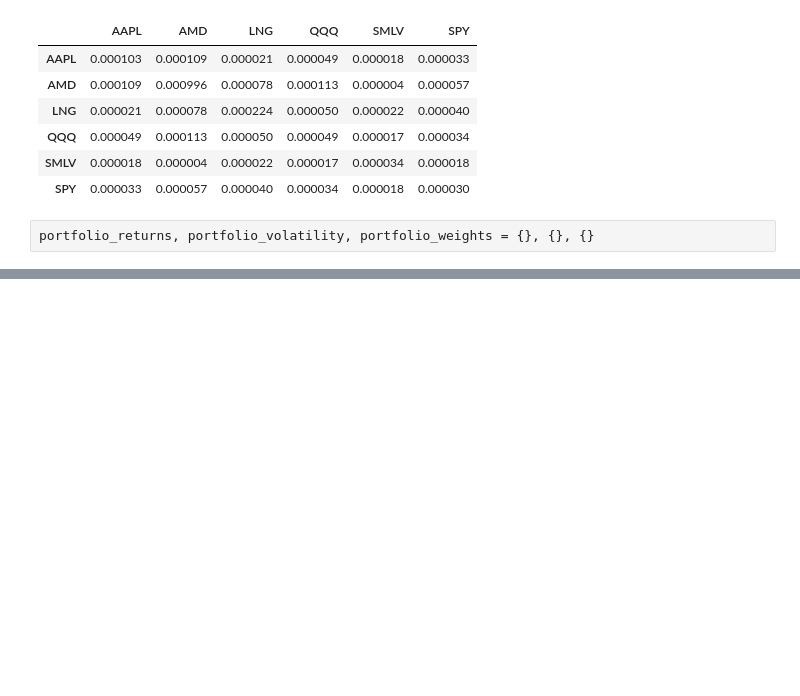
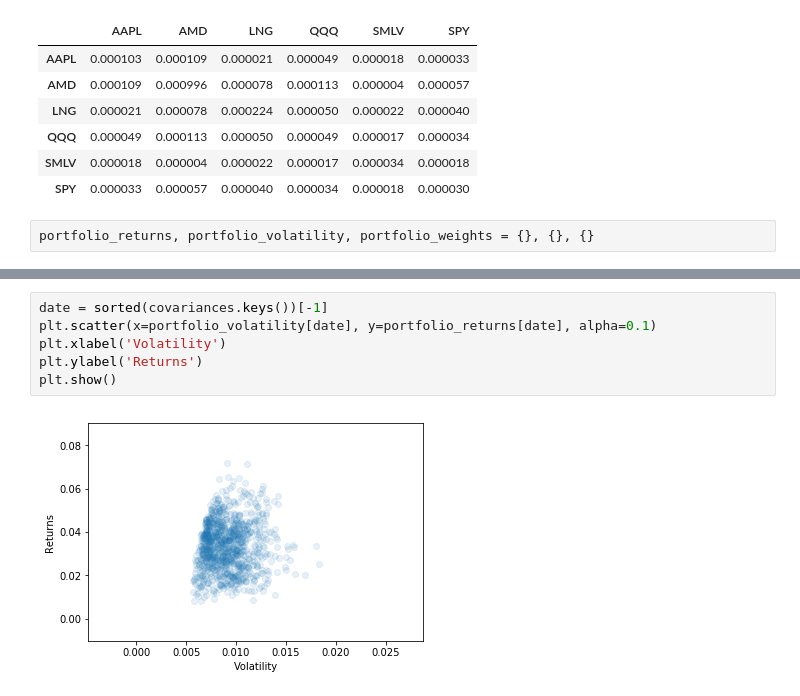
Before and after one commit to thap/machine-learning-finance, a Jupyter notebook: notebooks/Machine_Learning_for_Finance.ipynb, the cells around one changed output, grey strips where cells are left out. Drawn from its saved outputs; the diff is of its cells as text; blank space fills up the shorter version.

```diff
--- a/notebooks/Machine_Learning_for_Finance.ipynb
+++ b/notebooks/Machine_Learning_for_Finance.ipynb
@@ -1102,3 +1102,11 @@ for date in sorted(covariances.keys()):
 print(portfolio_weights[date][0])
 # %% [output]
 [0.00268222 0.09128099 0.17116033 0.24965397 0.25515008 0.23007242]
+# %%
+date = sorted(covariances.keys())[-1]
+plt.scatter(x=portfolio_volatility[date], y=portfolio_returns[date], alpha=0.1)
+plt.xlabel('Volatility')
+plt.ylabel('Returns')
+plt.show()
+# %% [output]
+[figure, added]
```
Also changed, not shown: parts of 13 cells of this notebook.
